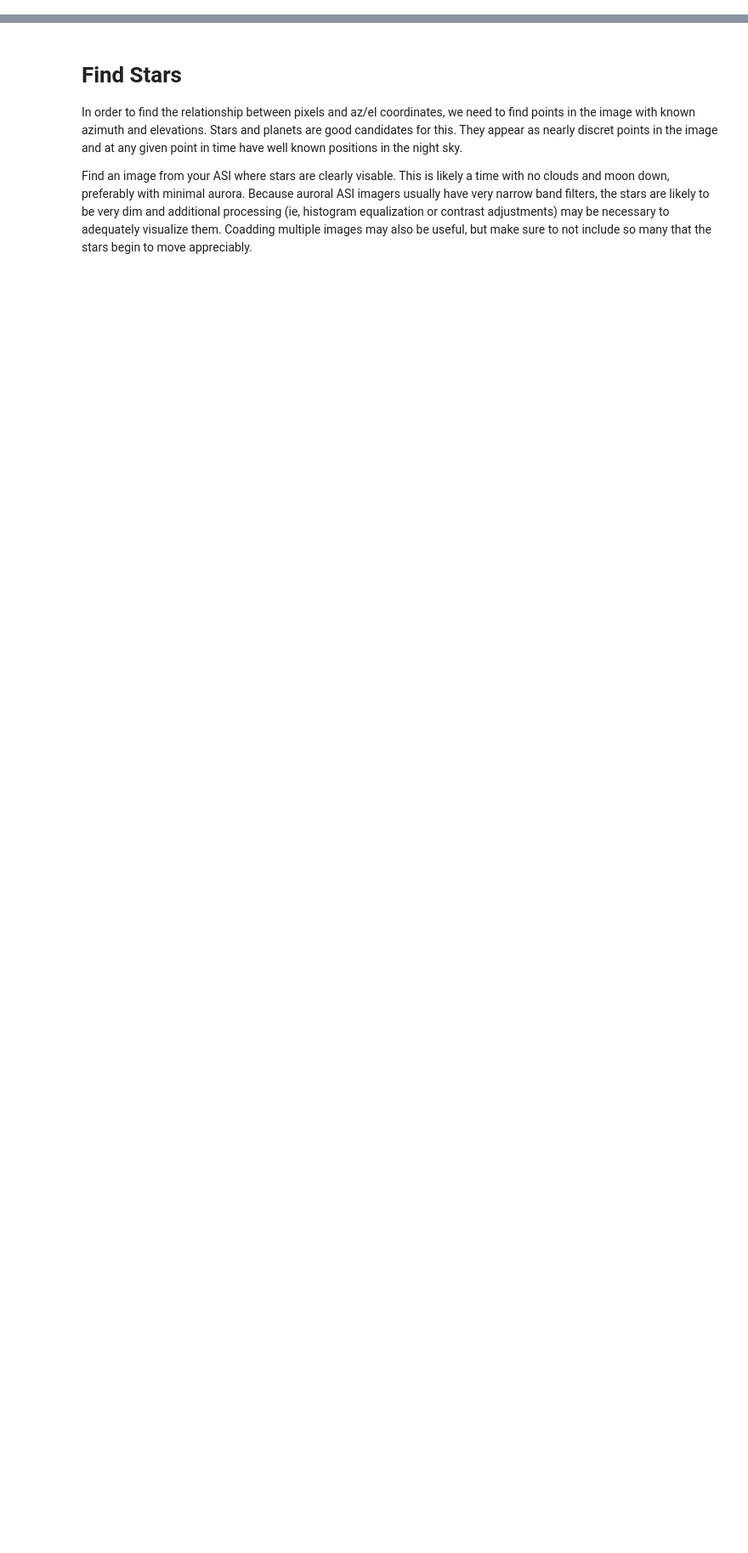
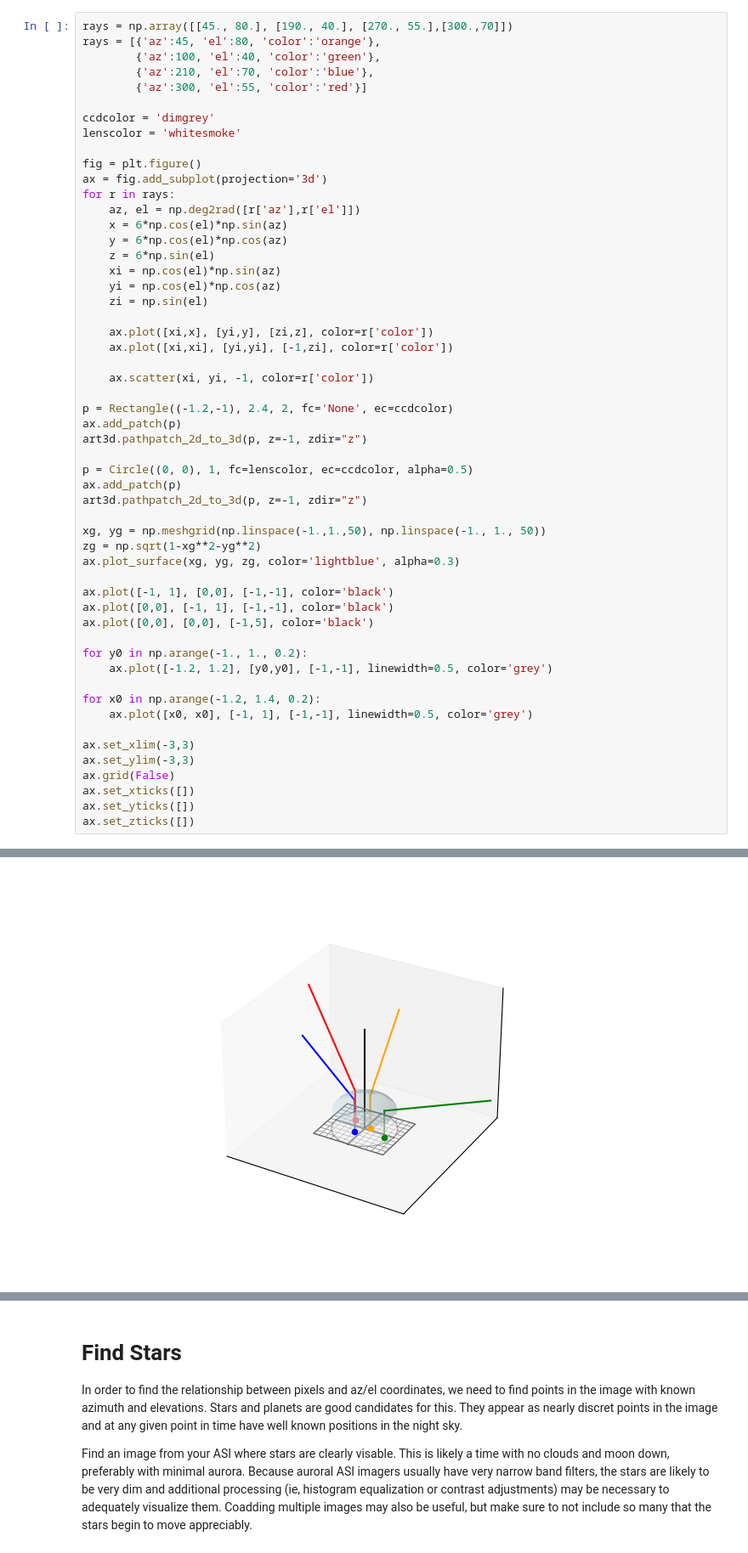
Before and after one commit to ljlamarche/asistarcalibration, a Jupyter notebook: tutorial.ipynb, the cells around one changed output, grey strips where cells are left out. Shown at 85% size. Drawn from its saved outputs; the diff is of its cells as text; blank space fills up the shorter version.

```diff
--- a/tutorial.ipynb
+++ b/tutorial.ipynb
@@ -13,0 +20,55 @@ from asistarcalibration.starcal import StarCal, equalize
+# %%
+rays = np.array([[45., 80.], [190., 40.], [270., 55.],[300.,70]])
+rays = [{'az':45, 'el':80, 'color':'orange'},
+        {'az':100, 'el':40, 'color':'green'},
+        {'az':210, 'el':70, 'color':'blue'},
+        {'az':300, 'el':55, 'color':'red'}]
+
+ccdcolor = 'dimgrey'
+lenscolor = 'whitesmoke'
+
+fig = plt.figure()
+ax = fig.add_subplot(projection='3d')
+for r in rays:
+    az, el = np.deg2rad([r['az'],r['el']])
+    x = 6*np.cos(el)*np.sin(az)
+    y = 6*np.cos(el)*np.cos(az)
+    z = 6*np.sin(el)
+    xi = np.cos(el)*np.sin(az)
+    yi = np.cos(el)*np.cos(az)
+    zi = np.sin(el)
+
+    ax.plot([xi,x], [yi,y], [zi,z], color=r['color'])
+    ax.plot([xi,xi], [yi,yi], [-1,zi], color=r['color'])
+
+    ax.scatter(xi, yi, -1, color=r['color'])
+
+p = Rectangle((-1.2,-1), 2.4, 2, fc='None', ec=ccdcolor)
+ax.add_patch(p)
+art3d.pathpatch_2d_to_3d(p, z=-1, zdir="z")
+
+p = Circle((0, 0), 1, fc=lenscolor, ec=ccdcolor, alpha=0.5)
+ax.add_patch(p)
+art3d.pathpatch_2d_to_3d(p, z=-1, zdir="z")
+
+xg, yg = np.meshgrid(np.linspace(-1.,1.,50), np.linspace(-1., 1., 50))
+zg = np.sqrt(1-xg**2-yg**2)
+ax.plot_surface(xg, yg, zg, color='lightblue', alpha=0.3)
+
+ax.plot([-1, 1], [0,0], [-1,-1], color='black')
+ax.plot([0,0], [-1, 1], [-1,-1], color='black')
+ax.plot([0,0], [0,0], [-1,5], color='black')
+
+for y0 in np.arange(-1., 1., 0.2):
+    ax.plot([-1.2, 1.2], [y0,y0], [-1,-1], linewidth=0.5, color='grey')
+
+for x0 in np.arange(-1.2, 1.4, 0.2):
+    ax.plot([x0, x0], [-1, 1], [-1,-1], linewidth=0.5, color='grey')
+
+ax.set_xlim(-3,3)
+ax.set_ylim(-3,3)
+ax.grid(False)
+ax.set_xticks([])
+ax.set_yticks([])
+ax.set_zticks([])
+# %% [output]
@@ -13,0 +76 @@ from asistarcalibration.starcal import StarCal, equalize
+[figure, added]
```
Also changed, not shown: parts of 15 cells of this notebook.
